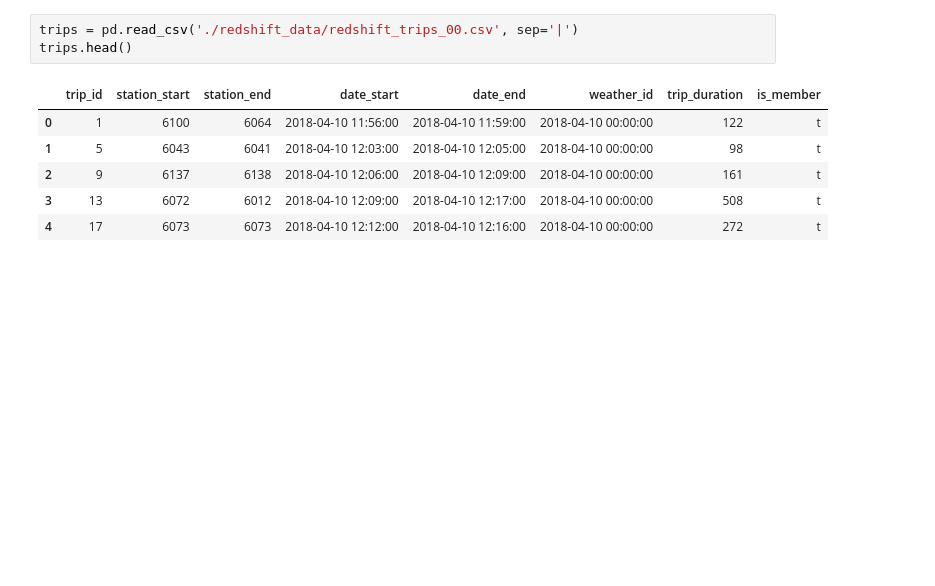
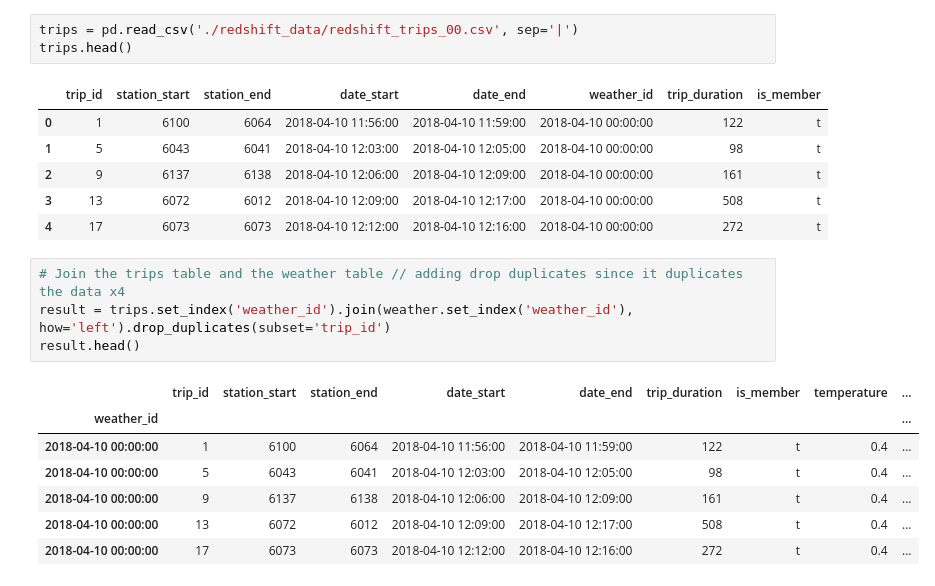
Before and after one commit to Rammen/BIXI_Project, a Jupyter notebook: Udacity_WriteUp.ipynb, the cells around one changed output. Cells and saved outputs as stored; diff of their text form; blank space fills up the shorter version.

```diff
--- a/Udacity_WriteUp.ipynb
+++ b/Udacity_WriteUp.ipynb
@@ -92,3 +94,15 @@ trips.head()
 | 2 | 9 | 6137 | 6138 | 2018-04-10 12:06:00 | 2018-04-10 12:09:00 | 2018-04-10 00:00:00 | 161 | t |
 | 3 | 13 | 6072 | 6012 | 2018-04-10 12:09:00 | 2018-04-10 12:17:00 | 2018-04-10 00:00:00 | 508 | t |
 | 4 | 17 | 6073 | 6073 | 2018-04-10 12:12:00 | 2018-04-10 12:16:00 | 2018-04-10 00:00:00 | 272 | t |
+# %%
+# Join the trips table and the weather table // adding drop duplicates since it duplicates the data x4
+result = trips.set_index('weather_id').join(weather.set_index('weather_id'), how='left').drop_duplicates(subset='trip_id')
+result.head()
+# %% [output]
+|  | trip_id | station_start | station_end | date_start | date_end | trip_duration | is_member | temperature | ... |
+| weather_id |  |  |  |  |  |  |  |  | ... |
+| 2018-04-10 00:00:00 | 1 | 6100 | 6064 | 2018-04-10 11:56:00 | 2018-04-10 11:59:00 | 122 | t | 0.4 | ... |
+| 2018-04-10 00:00:00 | 5 | 6043 | 6041 | 2018-04-10 12:03:00 | 2018-04-10 12:05:00 | 98 | t | 0.4 | ... |
+| 2018-04-10 00:00:00 | 9 | 6137 | 6138 | 2018-04-10 12:06:00 | 2018-04-10 12:09:00 | 161 | t | 0.4 | ... |
+| 2018-04-10 00:00:00 | 13 | 6072 | 6012 | 2018-04-10 12:09:00 | 2018-04-10 12:17:00 | 508 | t | 0.4 | ... |
+| 2018-04-10 00:00:00 | 17 | 6073 | 6073 | 2018-04-10 12:12:00 | 2018-04-10 12:16:00 | 272 | t | 0.4 | ... |
```
Also changed, not shown: parts of 7 cells of this notebook.
